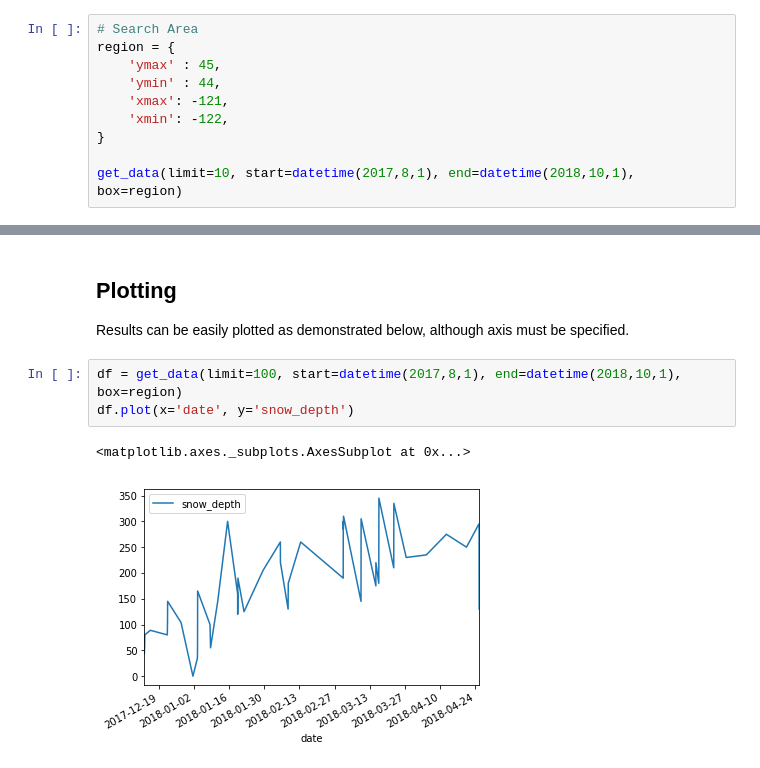
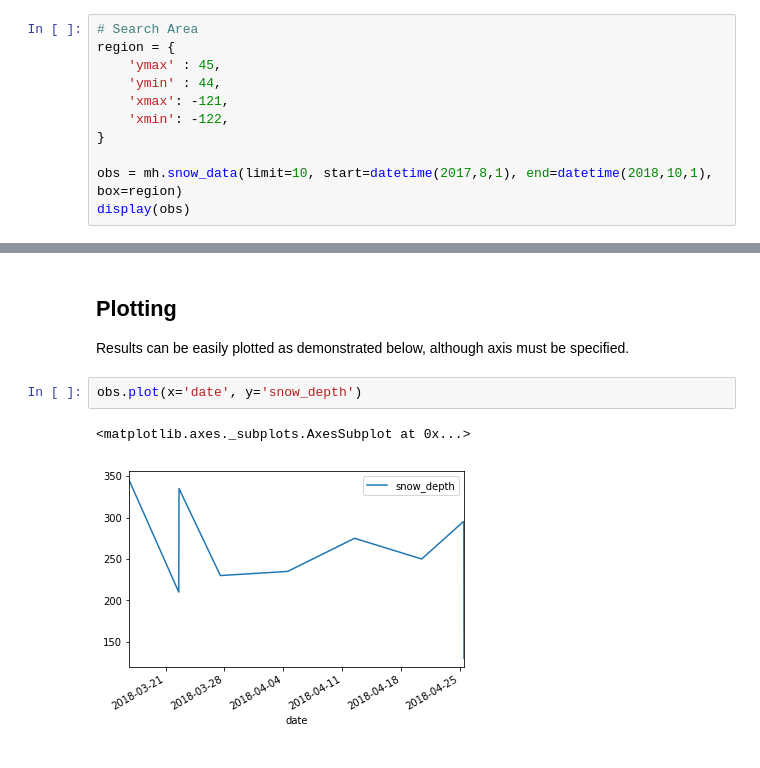
Before and after one commit to communitysnowobs/validation, a Jupyter notebook: MountainHub/MountainHub API Wrapper.ipynb, the cells around one changed output, grey strips where cells are left out. Cells and saved outputs as stored; diff of their text form.

Commit message:
Added elevation data

```diff
--- a/MountainHub/MountainHub API Wrapper.ipynb
+++ b/MountainHub/MountainHub API Wrapper.ipynb
@@ -38,7 +40,8 @@ region = {
     'xmin': -122,
 }
 
-get_data(limit=10, start=datetime(2017,8,1), end=datetime(2018,10,1), box=region)
+obs = mh.snow_data(limit=10, start=datetime(2017,8,1), end=datetime(2018,10,1), box=region)
+display(obs)
 # %% [output]
 |  | author_name | date | id | lat | long | snow_depth | timestamp | type |
 | 0 | Aaron Hartz | 2018-04-25 12:39:27.097 | 5ae0da03687dad1c8901facb | 44.078940 | -121.694584 | 130.0 | 1524685167097 | snow_conditions |
@@ -54,9 +57,8 @@ get_data(limit=10, start=datetime(2017,8,1), end=datetime(2018,10,1), box=region
 # %% [markdown]
 ## Plotting
 Results can be easily plotted as demonstrated below, although axis must be specified.
-# %%
-df = get_data(limit=100, start=datetime(2017,8,1), end=datetime(2018,10,1), box=region)
-df.plot(x='date', y='snow_depth')
-# %% [output]
-<matplotlib.axes._subplots.AxesSubplot at 0x...>
-[figure, removed]
+# %%
+obs.plot(x='date', y='snow_depth')
+# %% [output]
+<matplotlib.axes._subplots.AxesSubplot at 0x...>
+[figure, added]
```
Also changed, not shown: parts of 6 cells of this notebook, 6 other files.
